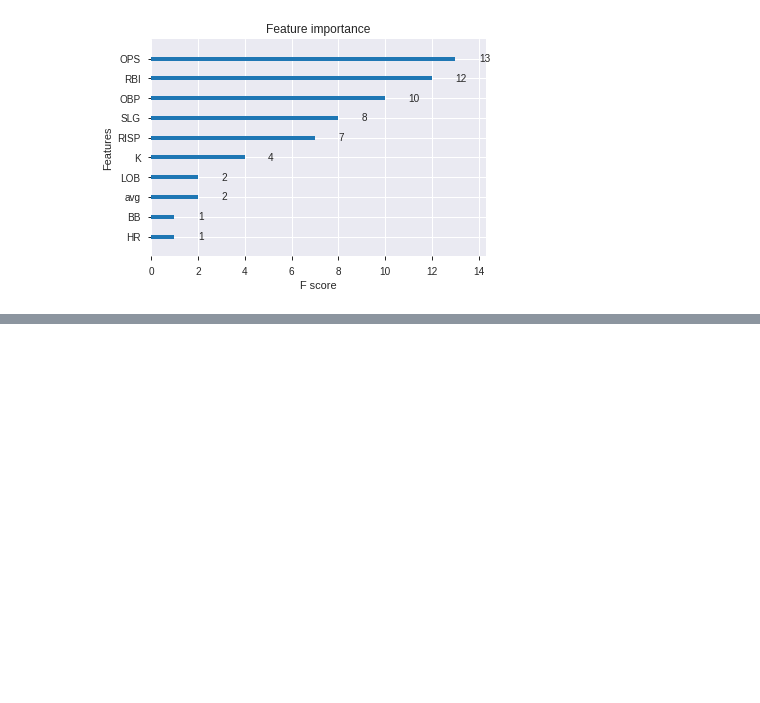
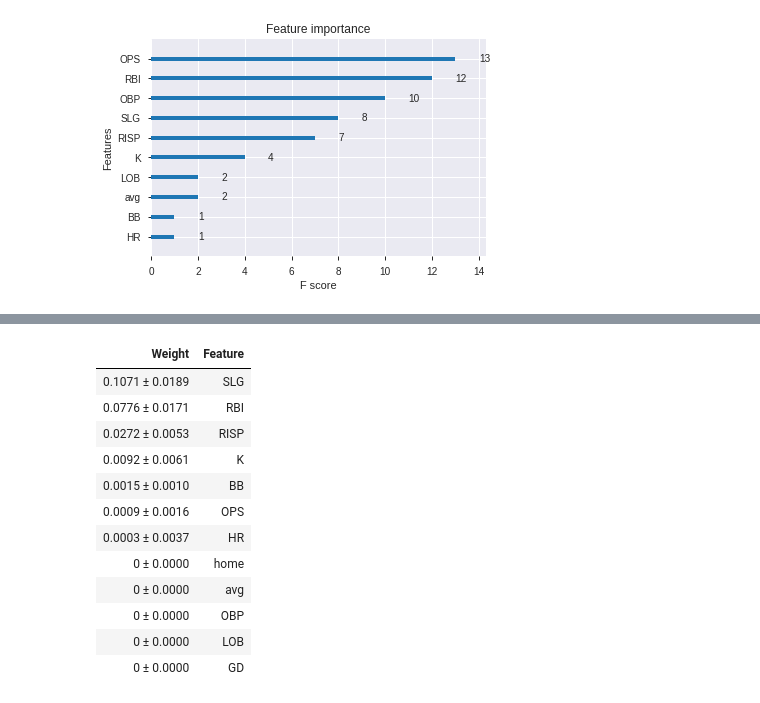
Before and after one commit to sseyonafre/Project, a Jupyter notebook: sprint2/AI_14_고세희_Section2.ipynb, the cells around one changed output, grey strips where cells are left out. Drawn from its saved outputs; the diff is of its cells as text; code cells hidden in the pictures; blank space fills up the shorter version.

```diff
--- a/sprint2/AI_14_고세희_Section2.ipynb
+++ b/sprint2/AI_14_고세희_Section2.ipynb
@@ -736,7 +736,7 @@ importances.sort_values().plot.barh(); #장타율, 잔루, K, 타점, OPS 순으
 
 
 # permuter 정의
-permuter = PermutationImportance(
+permuter_rf = PermutationImportance(
     model_rf, # model
     scoring='roc_auc', # metric
     n_iter=5, # 다른 random seed를 사용하여 5번 반복
@@ -747,7 +747,7 @@ permuter = PermutationImportance(
 
 
 # 실제로 fit 의미보다는 스코어를 다시 계산하는 작업입니다
-permuter.fit(X_val, y_val);
+permuter_rf.fit(X_val, y_val);
 # %%
 #양수면 양의 상관관계를 나타낸다거나 음수면 음의 상관관계를 나타내는 것이 아님. 그냥 정확도가 가장 변하는 특성
 feature_names = X_val.columns.tolist()
@@ -1023,3 +994,25 @@ from xgboost import plot_importance
 plot_importance(random_search.best_estimator_);
 # %% [output]
 [figure]
+# %%
+
+#Permutation importance 순열중요도
+
+
+# permuter 정의
+permuter_xgb = PermutationImportance(
+    random_search.best_estimator_, # model
+    scoring='roc_auc', # metric
+    n_iter=5, # 다른 random seed를 사용하여 5번 반복
+    random_state=2
+)
+
+# permuter 계산은 preprocessing 된 X_val을 사용합니다.
+
+
+# 실제로 fit 의미보다는 스코어를 다시 계산하는 작업입니다
+permuter_xgb.fit(X_val, y_val);
+# %%
+#양수면 양의 상관관계를 나타낸다거나 음수면 음의 상관관계를 나타내는 것이 아님. 그냥 정확도가 가장 변하는 특성
+feature_names = X_val.columns.tolist()
+pd.Series(permuter_xgb.feature_importances_, feature_names).sort_values()
@@ -1025,0 +1033,20 @@ plot_importance(random_search.best_estimator_);
+# %%
+eli5.show_weights(
+    permuter_xgb,
+    top=None, # top n 지정 가능, None 일 경우 모든 특성
+    feature_names=feature_names # list 형식으로 넣어야 합니다
+)
+# %% [output]
+| Weight | Feature |
+| 0.1071 ± 0.0189 | SLG |
+| 0.0776 ± 0.0171 | RBI |
+| 0.0272 ± 0.0053 | RISP |
+| 0.0092 ± 0.0061 | K |
+| 0.0015 ± 0.0010 | BB |
+| 0.0009 ± 0.0016 | OPS |
+| 0.0003 ± 0.0037 | HR |
+| 0 ± 0.0000 | home |
+| 0 ± 0.0000 | avg |
+| 0 ± 0.0000 | OBP |
+| 0 ± 0.0000 | LOB |
+| 0 ± 0.0000 | GD |
```
Also changed, not shown: parts of 5 cells of this notebook.
